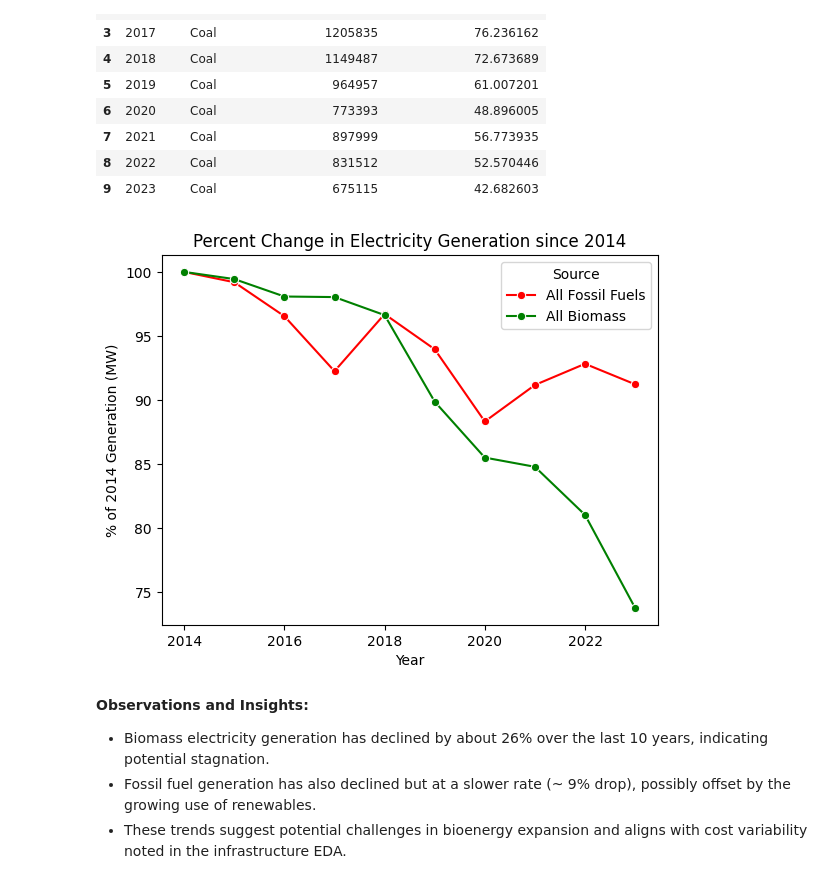
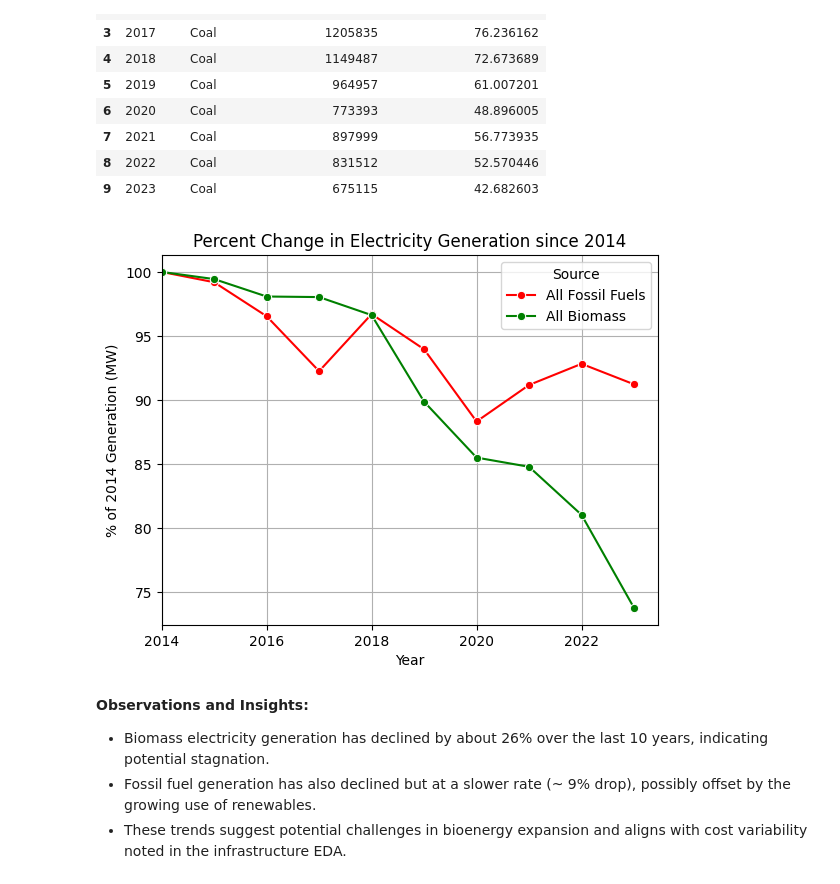
Before and after one commit to yosephhabtu/DATA205, a Jupyter notebook: DATA205_Capstone_Project_Data_Ingestion_and_EDA.ipynb, the cells around one changed output. Saved outputs shown, nothing was run; the diff lists cells and outputs as text; code cells hidden in the pictures.

```diff
--- a/DATA205_Capstone_Project_Data_Ingestion_and_EDA.ipynb
+++ b/DATA205_Capstone_Project_Data_Ingestion_and_EDA.ipynb
@@ -1375,16 +1284,18 @@ elec_gen_all_sorted[elec_gen_all_sorted['Source'] == 'Coal']
 # %%
 # Creating a lineplot of percent change in electricity generation since 2014 for biomass vs. fossil fuels
 sns.lineplot(data=elec_gen_all_sorted[elec_gen_all_sorted['Source'].isin(['All Biomass', 'All Fossil Fuels'])],
              x='Year',
              y='% of 2014 Generation',
              hue='Source',
              marker='o',
              palette=['red', 'green'])
 plt.ylabel('% of 2014 Generation (MW)')
 plt.title('Percent Change in Electricity Generation since 2014')
+plt.xlim(2014)
+plt.grid()
 plt.show()
 # %% [output]
-[figure, old version]
+[figure, new version]
 # %% [markdown]
 **Observations and Insights:**
 * Biomass electricity generation has declined by about 26% over the last 10 years, indicating potential stagnation.
```
Also changed, not shown: parts of 49 cells of this notebook.
